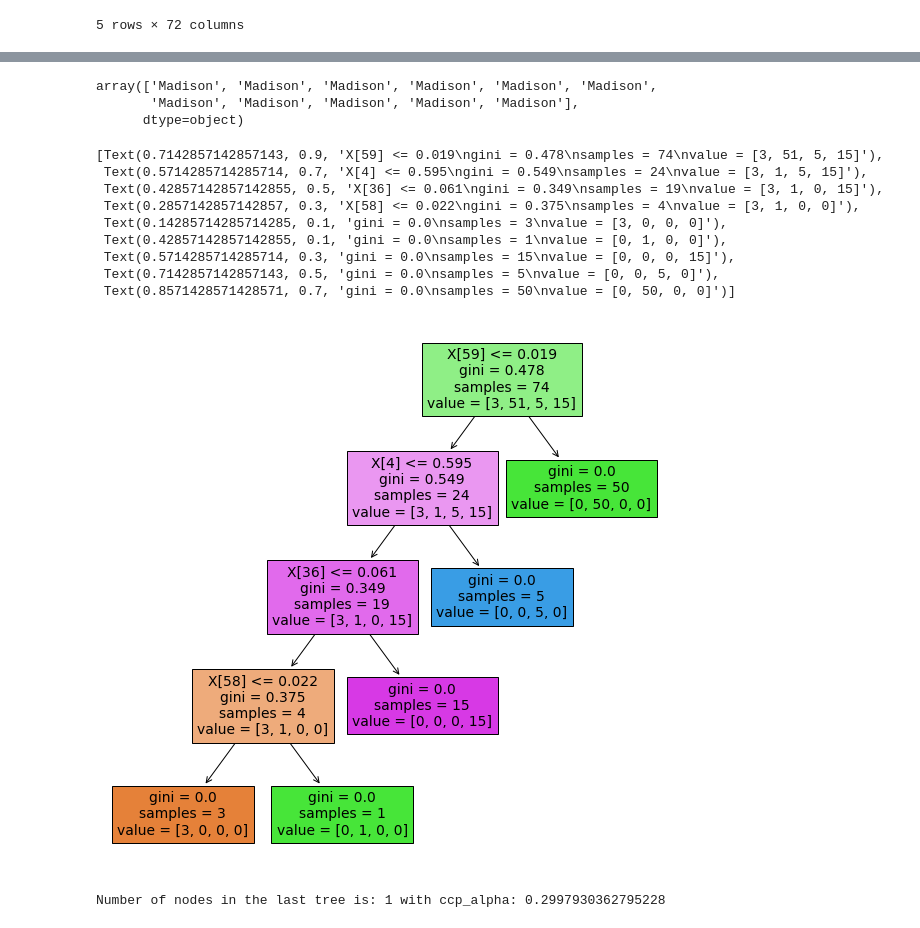
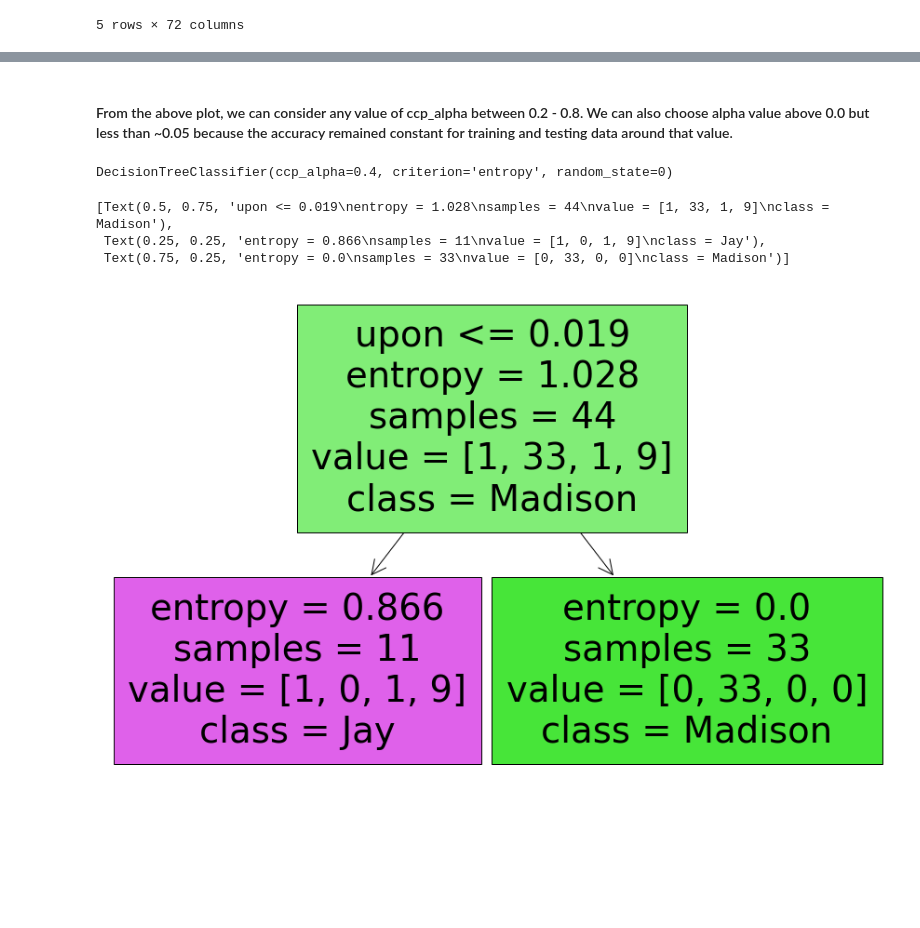
Before and after one commit to chaithrakc/syr_ads_machine_learning, a Jupyter notebook: week05decision_tree/hw05/Chaithra-Hw05-DecisionTrees.ipynb, the cells around one changed output, grey strips where cells are left out. Saved outputs shown, nothing was run; the diff lists cells and outputs as text; code cells hidden in the pictures; blank space fills up the shorter version.

Commit message:
decision tree assignment

```diff
--- a/week05decision_tree/hw05/Chaithra-Hw05-DecisionTrees.ipynb
+++ b/week05decision_tree/hw05/Chaithra-Hw05-DecisionTrees.ipynb
@@ -104,0 +87,4 @@ X_test.shape
+# %%
+# training the model
+clf = DecisionTreeClassifier(random_state=0, criterion='entropy') # entropy to measure the purity of the split
+clf.fit(X_train,Y_train)
@@ -104,0 +192,4 @@ X_test.shape
+# %%
+path = clf.cost_complexity_pruning_path(X_train, Y_train)
+ccp_alphas, impurities = path.ccp_alphas, path.impurities
+ccp_alphas
@@ -104,0 +198,8 @@ X_test.shape
+# %%
+clfs = []
+for ccp_alpha in ccp_alphas:
+    clf = DecisionTreeClassifier(random_state=0,criterion='entropy', ccp_alpha=ccp_alpha)
+    clf.fit(X_train, Y_train)
+    clfs.append(clf)
+print("Number of nodes in the last tree is: {} with ccp_alpha: {}".format(
+      clfs[-1].tree_.node_count, ccp_alphas[-1]))
@@ -105,35 +222,15 @@ X_test.shape
+# %% [markdown]
+#### From the above plot, we can consider any value of ccp_alpha between 0.2 - 0.8. We can also choose alpha value above 0.0 but less than ~0.05 because the accuracy remained constant for training and testing data around that value.
 # %%
-clf = DecisionTreeClassifier(random_state=0)
+clf = DecisionTreeClassifier(random_state=0,criterion='entropy', ccp_alpha=0.4)
 clf.fit(X_train,Y_train)
-
-# predicting on test data
-pred=clf.predict(X_test)
-pred
 # %% [output]
-array(['Madison', 'Madison', 'Madison', 'Madison', 'Madison', 'Madison',
-       'Madison', 'Madison', 'Madison', 'Madison', 'Madison'],
-      dtype=object)
+DecisionTreeClassifier(ccp_alpha=0.4, criterion='entropy', random_state=0)
 # %%
-plt.figure(figsize=(10,10))
-tree.plot_tree(clf,filled=True)
+plt.figure(figsize=(15,10))
+tree.plot_tree(clf,filled=True, feature_names=list(X_train.columns), class_names=list(Y_train.unique()))
 # %% [output]
-[Text(0.7142857142857143, 0.9, 'X[59] <= 0.019\ngini = 0.478\nsamples = 74\nvalue = [3, 51, 5, 15]'),
- Text(0.5714285714285714, 0.7, 'X[4] <= 0.595\ngini = 0.549\nsamples = 24\nvalue = [3, 1, 5, 15]'),
- Text(0.42857142857142855, 0.5, 'X[36] <= 0.061\ngini = 0.349\nsamples = 19\nvalue = [3, 1, 0, 15]'),
- Text(0.2857142857142857, 0.3, 'X[58] <= 0.022\ngini = 0.375\nsamples = 4\nvalue = [3, 1, 0, 0]'),
- Text(0.14285714285714285, 0.1, 'gini = 0.0\nsamples = 3\nvalue = [3, 0, 0, 0]'),
- Text(0.42857142857142855, 0.1, 'gini = 0.0\nsamples = 1\nvalue = [0, 1, 0, 0]'),
- Text(0.5714285714285714, 0.3, 'gini = 0.0\nsamples = 15\nvalue = [0, 0, 0, 15]'),
- Text(0.7142857142857143, 0.5, 'gini = 0.0\nsamples = 5\nvalue = [0, 0, 5, 0]'),
- Text(0.8571428571428571, 0.7, 'gini = 0.0\nsamples = 50\nvalue = [0, 50, 0, 0]')]
+[Text(0.5, 0.75, 'upon <= 0.019\nentropy = 1.028\nsamples = 44\nvalue = [1, 33, 1, 9]\nclass = Madison'),
+ Text(0.25, 0.25, 'entropy = 0.866\nsamples = 11\nvalue = [1, 0, 1, 9]\nclass = Jay'),
+ Text(0.75, 0.25, 'entropy = 0.0\nsamples = 33\nvalue = [0, 33, 0, 0]\nclass = Madison')]
-[figure, old version]
+[figure, new version]
-# %%
-clfs = []
-for ccp_alpha in ccp_alphas:
-    clf = DecisionTreeClassifier(random_state=0, ccp_alpha=ccp_alpha)
-    clf.fit(X_train, Y_train)
-    clfs.append(clf)
-print("Number of nodes in the last tree is: {} with ccp_alpha: {}".format(
-      clfs[-1].tree_.node_count, ccp_alphas[-1]))
-# %% [output]
-Number of nodes in the last tree is: 1 with ccp_alpha: 0.2997930362795228
```
Also changed, not shown: parts of 49 cells of this notebook, 3 other files.
